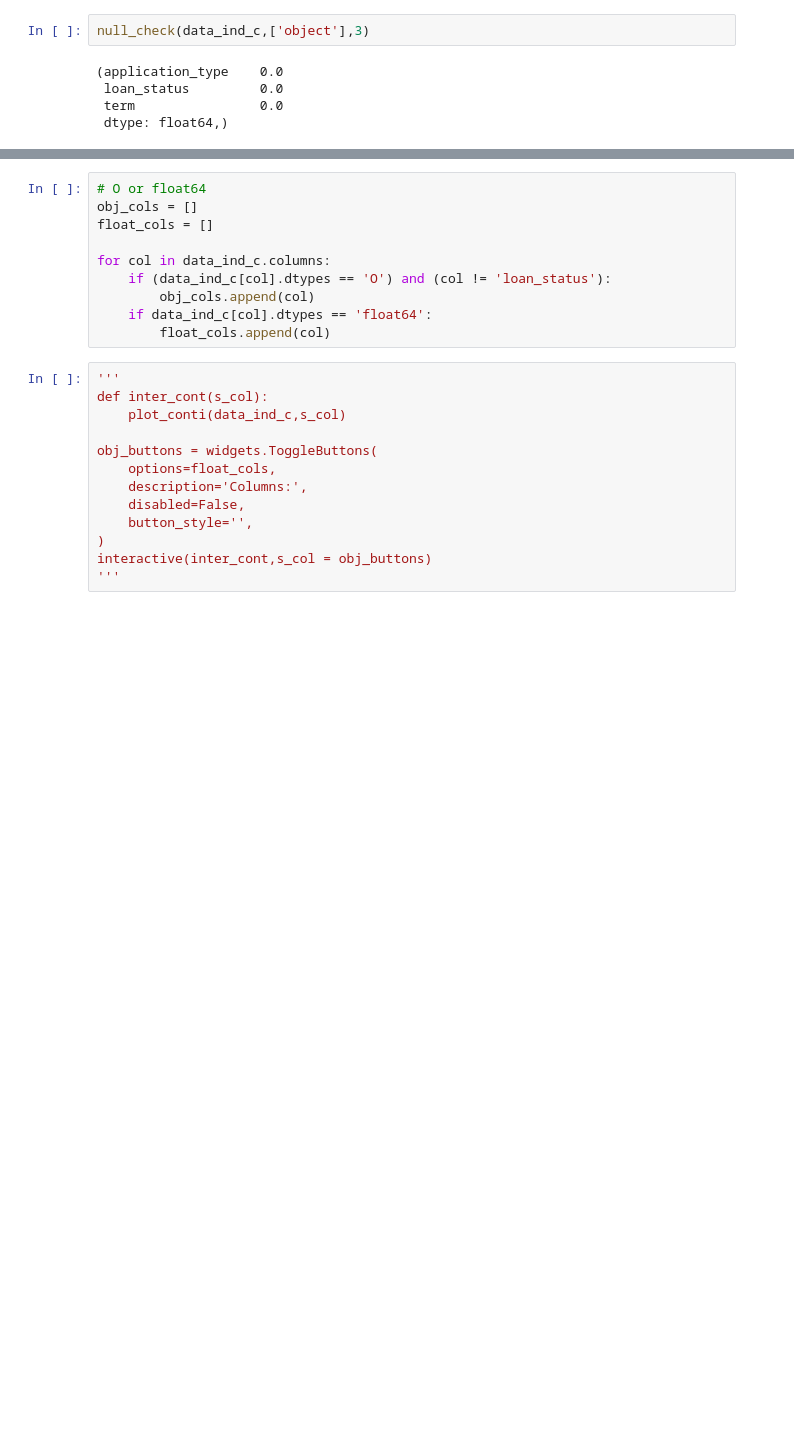
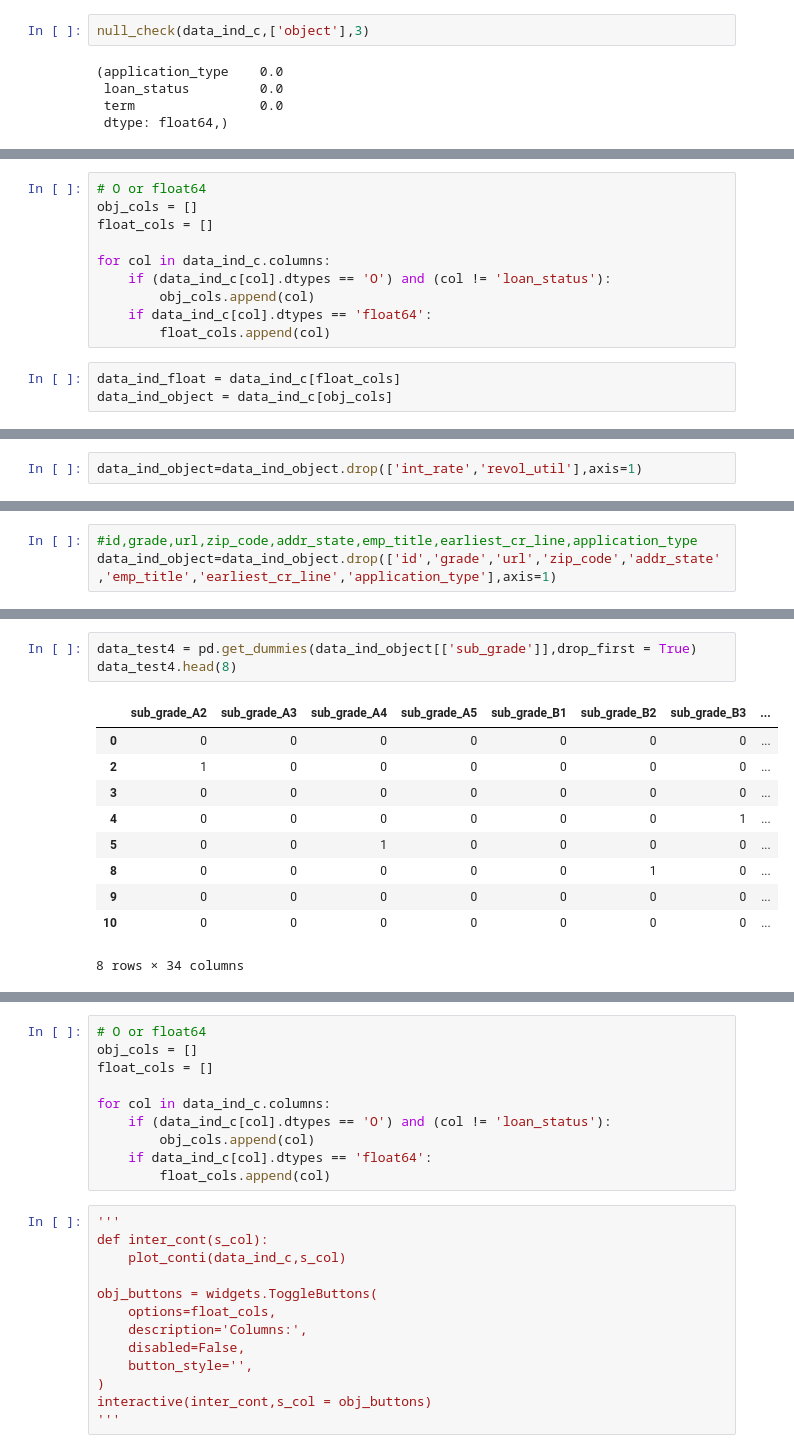
Before and after one commit to liuzijian1994/DIproject_zijianliu, a Jupyter notebook: DI_project.ipynb, the cells around one changed output, grey strips where cells are left out. Drawn from its saved outputs; the diff is of its cells as text; blank space fills up the shorter version.

```diff
--- a/DI_project.ipynb
+++ b/DI_project.ipynb
@@ -420,0 +425,13 @@ null_check(data_ind_c,['object'],3)
+# %%
+# O or float64
+obj_cols = []
+float_cols = []
+
+for col in data_ind_c.columns:
+    if (data_ind_c[col].dtypes == 'O') and (col != 'loan_status'):
+        obj_cols.append(col)
+    if data_ind_c[col].dtypes == 'float64':
+        float_cols.append(col)
+# %%
+data_ind_float = data_ind_c[float_cols]
+data_ind_object = data_ind_c[obj_cols]
@@ -420,0 +482,2 @@ null_check(data_ind_c,['object'],3)
+# %%
+data_ind_object=data_ind_object.drop(['int_rate','revol_util'],axis=1)
@@ -420,0 +522,3 @@ null_check(data_ind_c,['object'],3)
+# %%
+#id,grade,url,zip_code,addr_state,emp_title,earliest_cr_line,application_type
+data_ind_object=data_ind_object.drop(['id','grade','url','zip_code','addr_state','emp_title','earliest_cr_line','application_type'],axis=1)
@@ -420,0 +639,14 @@ null_check(data_ind_c,['object'],3)
+# %%
+data_test4 = pd.get_dummies(data_ind_object[['sub_grade']],drop_first = True)
+data_test4.head(8)
+# %% [output]
+|  | sub_grade_A2 | sub_grade_A3 | sub_grade_A4 | sub_grade_A5 | sub_grade_B1 | sub_grade_B2 | sub_grade_B3 | ... |
+| 0 | 0 | 0 | 0 | 0 | 0 | 0 | 0 | ... |
+| 2 | 1 | 0 | 0 | 0 | 0 | 0 | 0 | ... |
+| 3 | 0 | 0 | 0 | 0 | 0 | 0 | 0 | ... |
+| 4 | 0 | 0 | 0 | 0 | 0 | 0 | 1 | ... |
+| 5 | 0 | 0 | 1 | 0 | 0 | 0 | 0 | ... |
+| 8 | 0 | 0 | 0 | 0 | 0 | 1 | 0 | ... |
+| 9 | 0 | 0 | 0 | 0 | 0 | 0 | 0 | ... |
+| 10 | 0 | 0 | 0 | 0 | 0 | 0 | 0 | ... |
+8 rows × 34 columns
```
Also changed, not shown: parts of 55 cells of this notebook.
